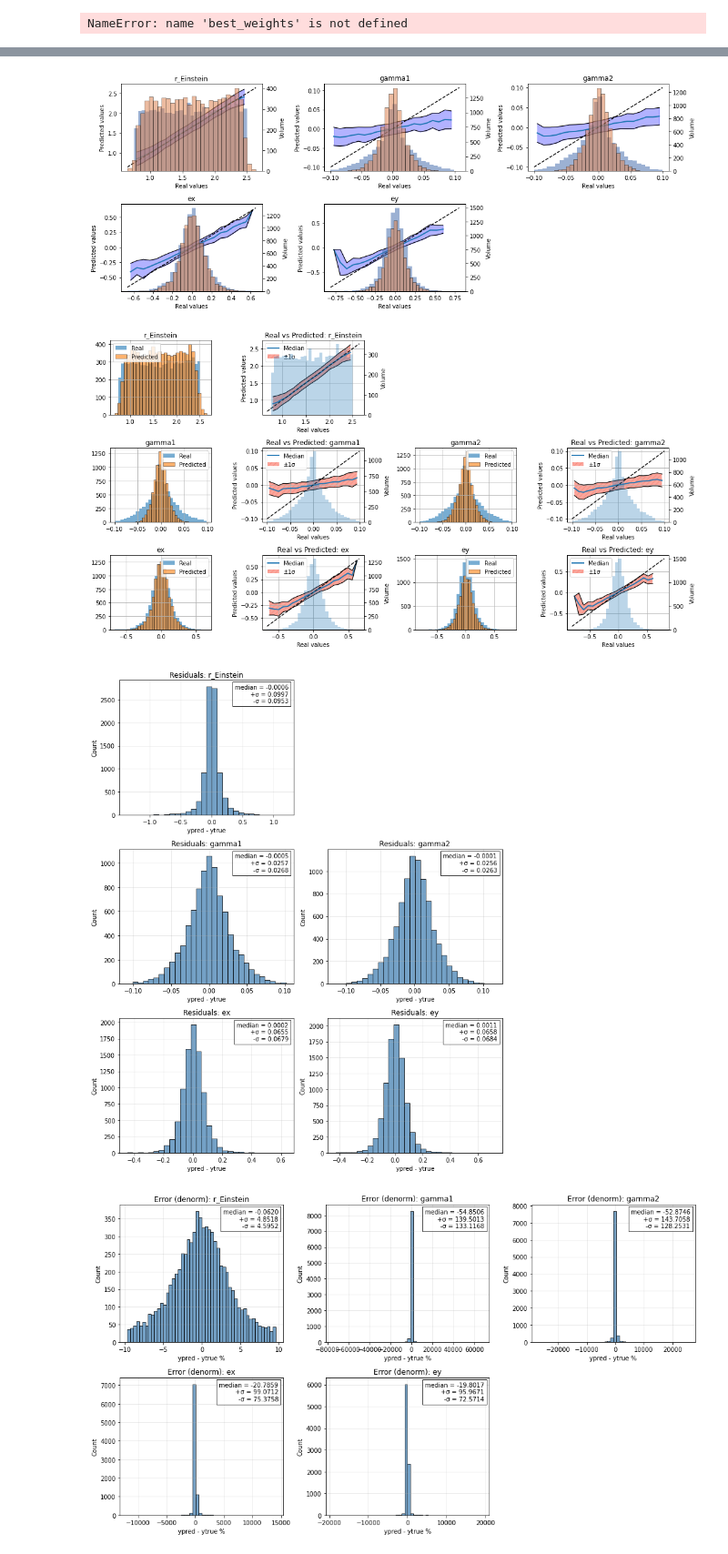
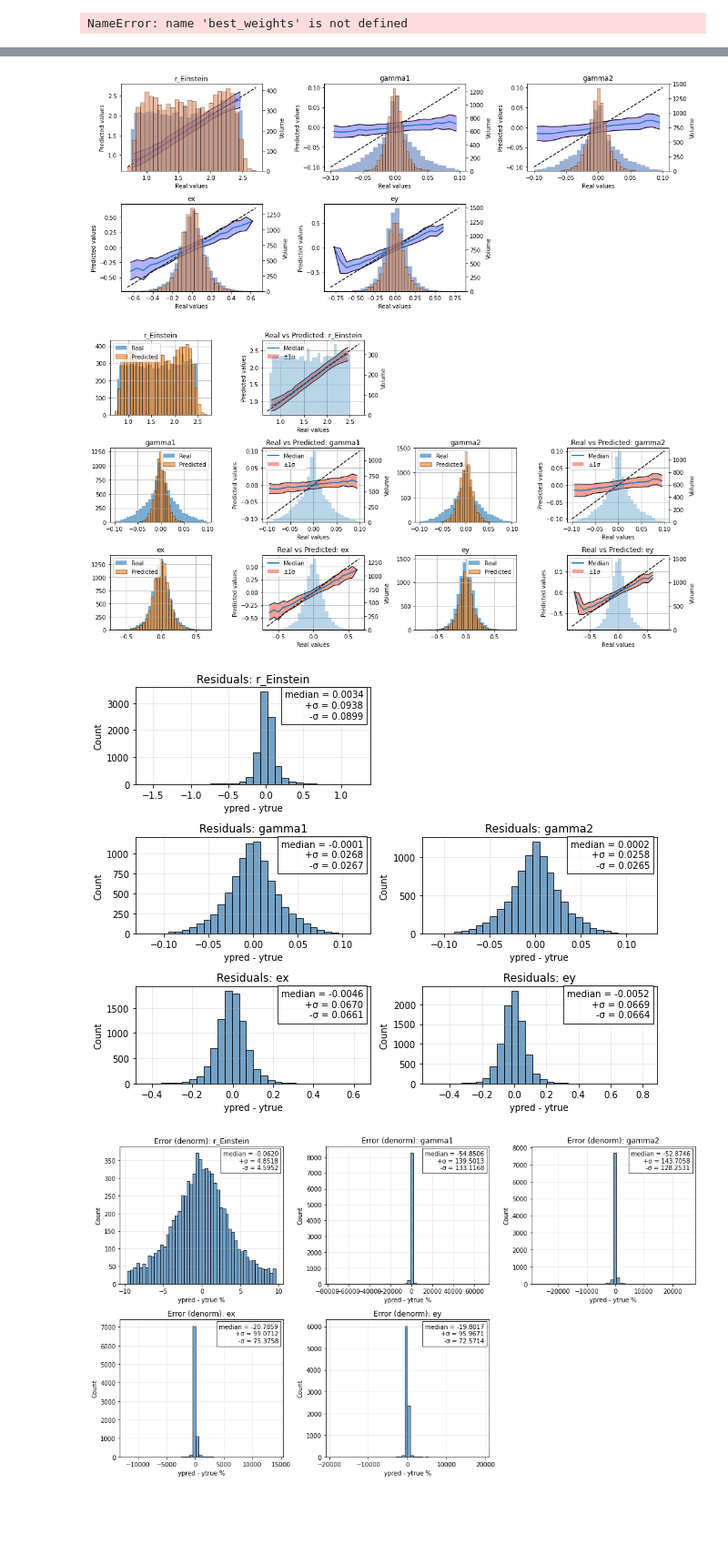
Before and after one commit to matthbatt/Deep-learning-gravitational-lensing, a Jupyter notebook: lensing_resnet.ipynb, the cells around one changed output, grey strips where cells are left out. Shown at 91% size. Saved outputs shown, nothing was run; the diff lists cells and outputs as text; code cells hidden in the pictures; blank space fills up the shorter version.

```diff
--- a/lensing_resnet.ipynb
+++ b/lensing_resnet.ipynb
@@ -354,7 +354,7 @@ import torch
 import torch.nn as nn
 import torch.optim as optim
 
-patience = 5
+patience = 15
 early_stop_counter = 0
 
 seed = 42
@@ -373,10 +373,10 @@ model = ResNetHoliSmokes().to(device)
 
 criterion = nn.MSELoss(reduction = "none")
 # optimizer = optim.Adam(model.parameters(), lr=1e-3)
-optimizer = torch.optim.AdamW(model.parameters(), lr=1e-3, weight_decay=1e-3)
+optimizer = torch.optim.AdamW(model.parameters(), lr=1e-3) #, weight_decay=1e-3)
 scheduler = torch.optim.lr_scheduler.StepLR(
     optimizer,
-    step_size=4,
+    step_size=10,
     gamma=0.1
 )
 
@@ -477,7 +477,7 @@ device = torch.device("cuda" if torch.cuda.is_available() else "cpu")
 model = ResNetHoliSmokes().to(device)
 
 optimizer = optim.Adam(model.parameters(), lr=1e-3)
-checkpoint = torch.load("resnet_arcsinh_5uu.pth", map_location=device)
+checkpoint = torch.load("resnet_sqrt_1uuu0.pth", map_location=device)
 
 model.load_state_dict(checkpoint["model"])
 optimizer.load_state_dict(checkpoint["optimizer"])
@@ -719,7 +721,7 @@ plt.tight_layout()
 # plt.savefig("/net/CLUSTER/VAULT/users/mbatt/gravitational_lensing/plots/resnet_predictions_arcsinh_images_4.png", dpi=300, bbox_inches="tight")
 plt.show()
 # %% [output]
-[figure, old version]
+[figure, new version]
 # %%
 import matplotlib.pyplot as plt
 import numpy as np
@@ -830,10 +832,10 @@ plt.tight_layout()
 # legend_ax.legend(*plt.get_legend_handles_labels(), loc="center")
 # legend_ax.axis("off")   # hide the empty subplot
 
-plt.savefig("/net/CLUSTER/VAULT/users/mbatt/gravitational_lensing/plots/resnet_predictions_arcsinh_images_5_small.png", dpi=300, bbox_inches="tight")
+# plt.savefig("/net/CLUSTER/VAULT/users/mbatt/gravitational_lensing/plots/resnet_predictions_sqrt_images_first_small.png", dpi=300, bbox_inches="tight")
 plt.show()
 # %% [output]
-[figure, old version]
+[figure, new version]
 # %%
 import torch
 import numpy as np
@@ -866,40 +868,40 @@ sigma_plus  = p84 - medians
 param_names = ["r_Einstein", "gamma1", "gamma2", "ex", "ey"]
 
 # --- Plot ---
-fig, axes = plt.subplots(3, 2, figsize=(10, 12))
+fig, axes = plt.subplots(3, 2, figsize=(9, 7))
 axes = axes.flatten()
 poss = [1,3,4,5,6]
 
 for i in range(error_denorm.shape[1]):
     plt.subplot(3, 2, poss[i])
     plt.hist(error_denorm[:, i], bins=30, alpha=0.75,
              color="steelblue", edgecolor="black")
     plt.title(f"Residuals: {param_names[i]}")
     plt.xlabel("ypred - ytrue")
     plt.ylabel("Count")
     plt.grid(alpha=0.3)
 
     # --- Add text box with denormalised stats ---
     text = (
         f"median = {medians[i]:.4f}\n"
         f"+σ = {sigma_plus[i]:.4f}\n"
         f"-σ = {sigma_minus[i]:.4f}"
     )
 
     plt.text(
         0.97, 0.97, text,
         transform=plt.gca().transAxes,
         fontsize=10,
         ha="right", va="top",
         bbox=dict(facecolor="white", alpha=0.8, edgecolor="black")
     )
 
 plt.tight_layout()
 axes[1].axis("off")
-plt.savefig("/net/CLUSTER/VAULT/users/mbatt/gravitational_lensing/plots/resnet_residus_arcsinh_images_5.png", dpi=300, bbox_inches="tight")
+# plt.savefig("/net/CLUSTER/VAULT/users/mbatt/gravitational_lensing/plots/resnet_residus_sqrt_images_first.png", dpi=300, bbox_inches="tight")
 plt.show()
 # %% [output]
-[figure, old version]
+[figure, new version]
 # %%
 import torch
 import numpy as np
```
Also changed, not shown: parts of 5 cells of this notebook, 6 other files.
